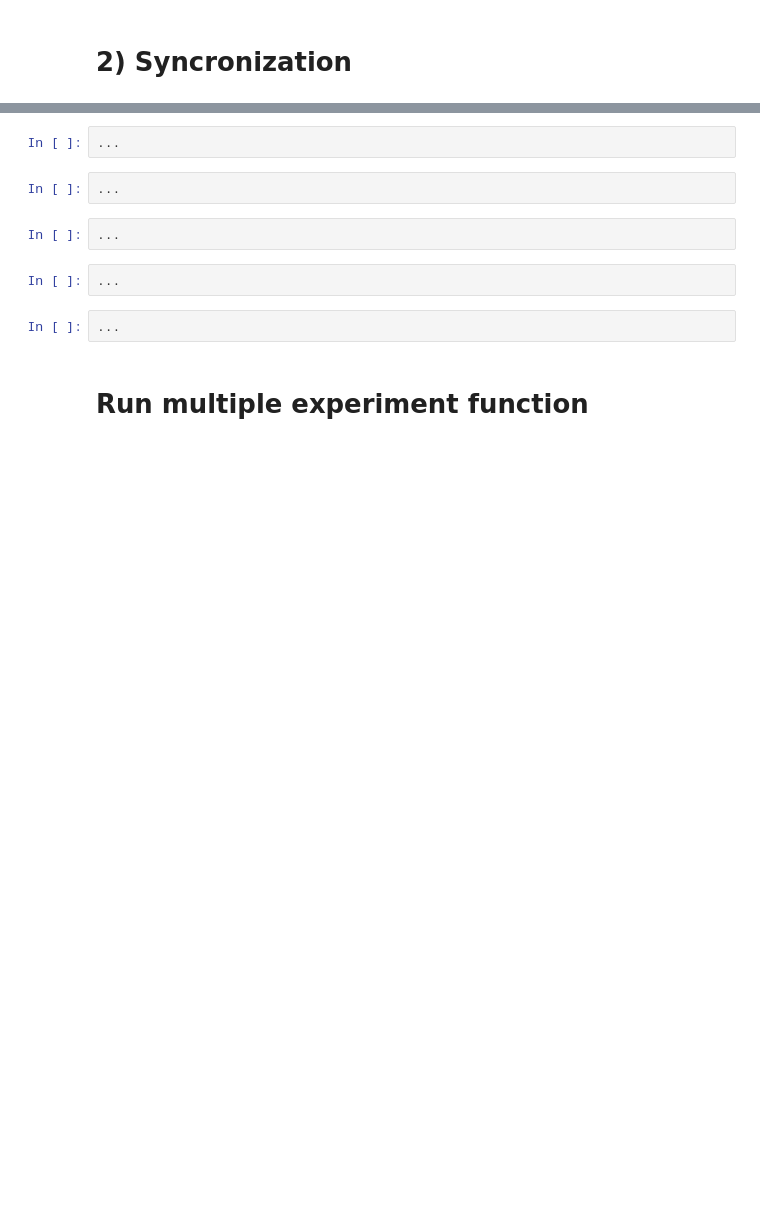
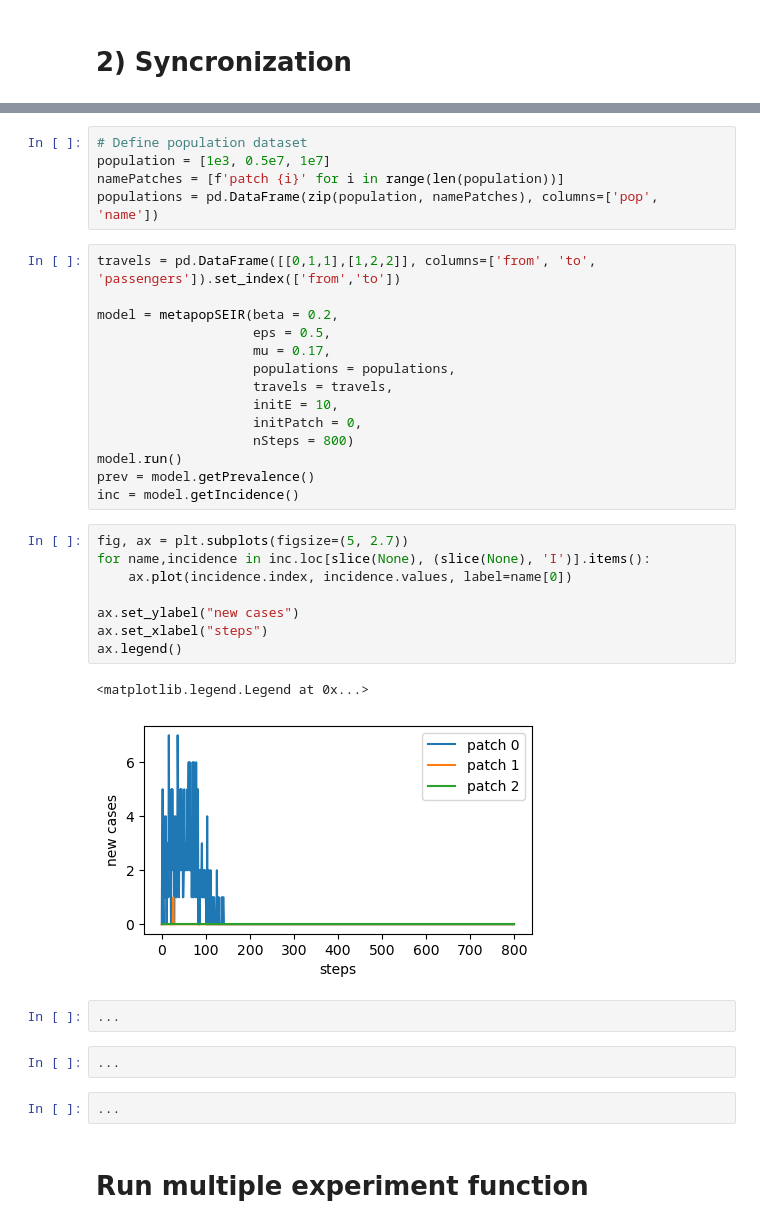
Before and after one commit to EPIcx-lab/ESPIDAM-2024---Networks-and-Contact-Patterns-in-Infectious-Disease-Models, a Jupyter notebook: lab2_part2.ipynb, the cells around one changed output, grey strips where cells are left out. Cells and saved outputs as stored; diff of their text form; blank space fills up the shorter version.

Commit message:
clean names

```diff
--- a/lab2_part2.ipynb
+++ b/lab2_part2.ipynb
@@ -219,9 +260,35 @@ res.head()
 # %% [markdown]
 ![Metapop Setting 1](https://github.com/EPIcx-lab/ESPIDAM2024_Networks-and-Contact-Patterns-in-Infectious-Disease-Models/raw/60eeb2305fe2dcb0048f928b5ca49837dc8b71c5/figures/metapopSetting1.png)
 # %%
-...
+# Define population dataset
+population = [1e3, 0.5e7, 1e7]
+namePatches = [f'patch {i}' for i in range(len(population))]
+populations = pd.DataFrame(zip(population, namePatches), columns=['pop', 'name'])
+# %%
+travels = pd.DataFrame([[0,1,1],[1,2,2]], columns=['from', 'to', 'passengers']).set_index(['from','to'])
+
+model = metapopSEIR(beta = 0.2,
+                    eps = 0.5,
+                    mu = 0.17,
+                    populations = populations,
+                    travels = travels,
+                    initE = 10,
+                    initPatch = 0,
+                    nSteps = 800)
+model.run()
+prev = model.getPrevalence()
+inc = model.getIncidence()
 # %%
-...
+fig, ax = plt.subplots(figsize=(5, 2.7))
+for name,incidence in inc.loc[slice(None), (slice(None), 'I')].items():
+    ax.plot(incidence.index, incidence.values, label=name[0])
+
+ax.set_ylabel("new cases")
+ax.set_xlabel("steps")
+ax.legend()
+# %% [output]
+<matplotlib.legend.Legend at 0x...>
+[figure, added]
 # %%
 ...
 # %%
```
Also changed, not shown: parts of 6 cells of this notebook, 4 other files.
